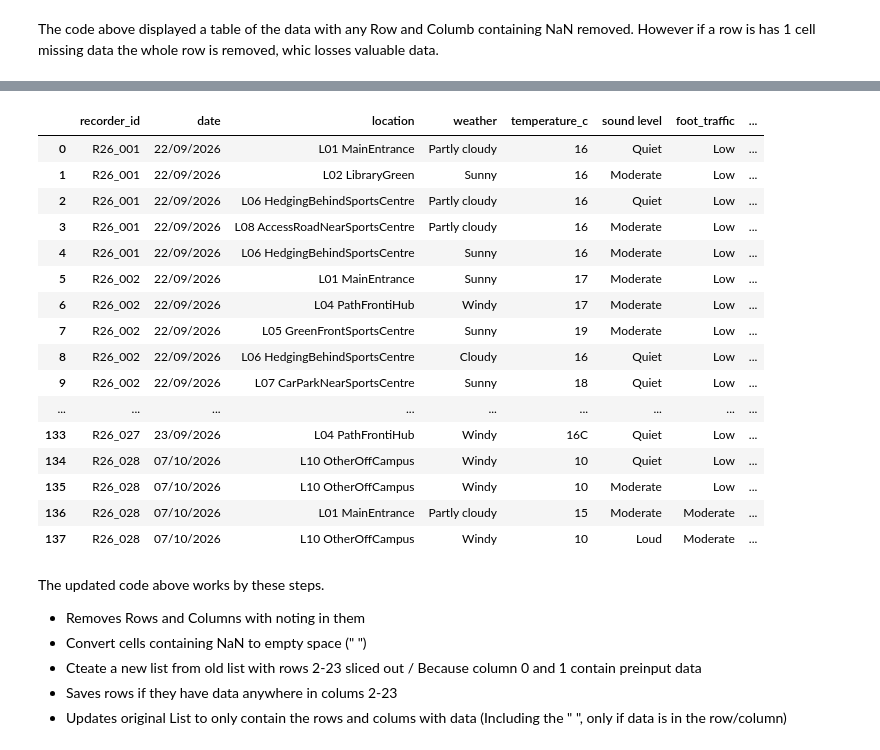
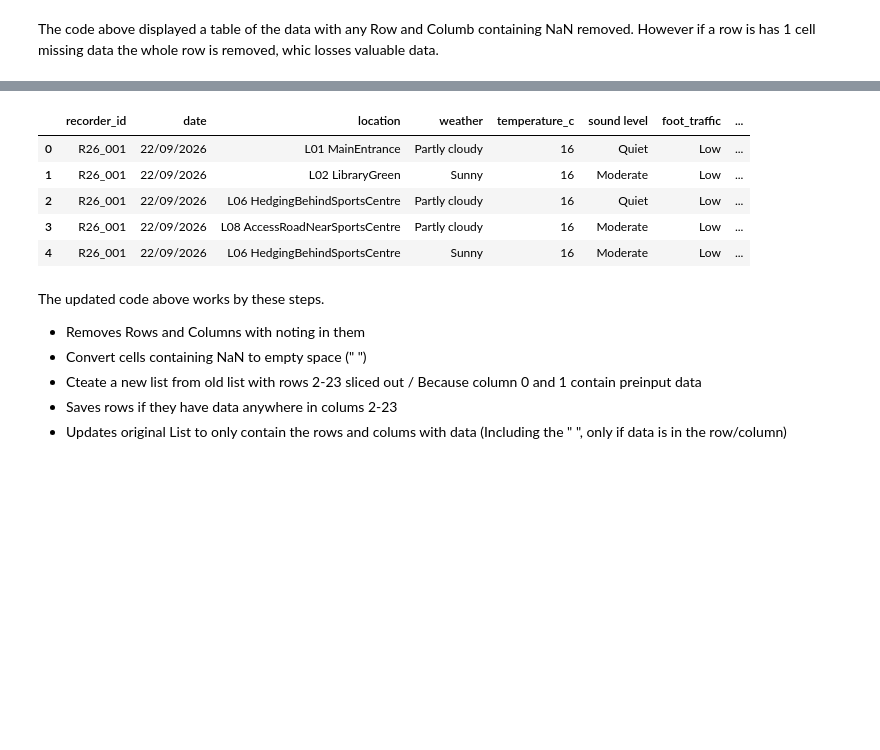
Before and after one commit to SethATU/ml-campus_data_project-colab, a Jupyter notebook: miniProject.ipynb, the cells around one changed output, grey strips where cells are left out. Drawn from its saved outputs; the diff is of its cells as text; code cells hidden in the pictures; blank space fills up the shorter version.

```diff
--- a/miniProject.ipynb
+++ b/miniProject.ipynb
@@ -58,45 +47,34 @@ However if a row is has 1 cell missing data the whole row is removed, whic losse
 # Drop columns and rows that have NaN
 cleaned_df = df.dropna(how='all', axis=0)
 cleaned_df = cleaned_df.dropna(how='all', axis=1)
 
 # Fill all NaN cells with an empty space
 cleaned_df = cleaned_df.fillna(value= " ")
 
 # Get List of colum names and slice list for colums 2 to 23
 target_cols = cleaned_df.columns[2:23]
 
 # Check if all the cells in colums 2-23 are " "
 # If it is not all " " then save it to rows_to_keep
 rows_to_keep = ~(cleaned_df[target_cols] == " ").all(axis=1)
 
 # Update the Cleaned DataFrame with only rows and colums that have data in them
 cleaned_df = cleaned_df[rows_to_keep]
 
 # Set pandas options to display all rows and columns
 pd.set_option('display.max_rows', None)
 pd.set_option('display.max_columns',None)
 pd.set_option('display.width', None)
 
 # Display the table
-display(cleaned_df)
+display(cleaned_df.head())
 # %% [output]
 |  | recorder_id | date | location | weather | temperature_c | sound level | foot_traffic | ... |
 | 0 | R26_001 | 22/09/2026 | L01 MainEntrance | Partly cloudy | 16 | Quiet | Low | ... |
 | 1 | R26_001 | 22/09/2026 | L02 LibraryGreen | Sunny | 16 | Moderate | Low | ... |
 | 2 | R26_001 | 22/09/2026 | L06 HedgingBehindSportsCentre | Partly cloudy | 16 | Quiet | Low | ... |
 | 3 | R26_001 | 22/09/2026 | L08 AccessRoadNearSportsCentre | Partly cloudy | 16 | Moderate | Low | ... |
 | 4 | R26_001 | 22/09/2026 | L06 HedgingBehindSportsCentre | Sunny | 16 | Moderate | Low | ... |
-| 5 | R26_002 | 22/09/2026 | L01 MainEntrance | Sunny | 17 | Moderate | Low | ... |
-| 6 | R26_002 | 22/09/2026 | L04 PathFrontiHub | Windy | 17 | Moderate | Low | ... |
-| 7 | R26_002 | 22/09/2026 | L05 GreenFrontSportsCentre | Sunny | 19 | Moderate | Low | ... |
-| 8 | R26_002 | 22/09/2026 | L06 HedgingBehindSportsCentre | Cloudy | 16 | Quiet | Low | ... |
-| 9 | R26_002 | 22/09/2026 | L07 CarParkNearSportsCentre | Sunny | 18 | Quiet | Low | ... |
-| ... | ... | ... | ... | ... | ... | ... | ... | ... |
-| 133 | R26_027 | 23/09/2026 | L04 PathFrontiHub | Windy | 16C | Quiet | Low | ... |
-| 134 | R26_028 | 07/10/2026 | L10 OtherOffCampus | Windy | 10 | Quiet | Low | ... |
-| 135 | R26_028 | 07/10/2026 | L10 OtherOffCampus | Windy | 10 | Moderate | Low | ... |
-| 136 | R26_028 | 07/10/2026 | L01 MainEntrance | Partly cloudy | 15 | Moderate | Moderate | ... |
-| 137 | R26_028 | 07/10/2026 | L10 OtherOffCampus | Windy | 10 | Loud | Moderate | ... |
 # %% [markdown]
 The updated code above works by these steps.
 - Removes Rows and Columns with noting in them
```
Also changed, not shown: parts of 10 cells of this notebook.
